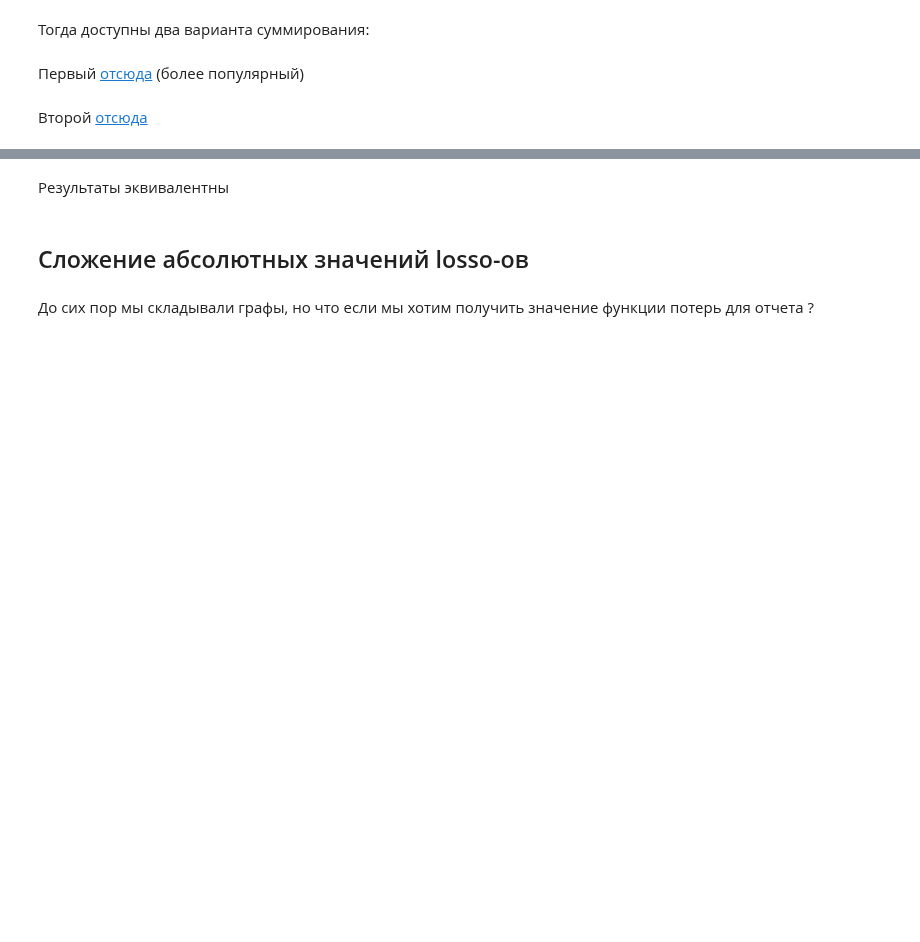
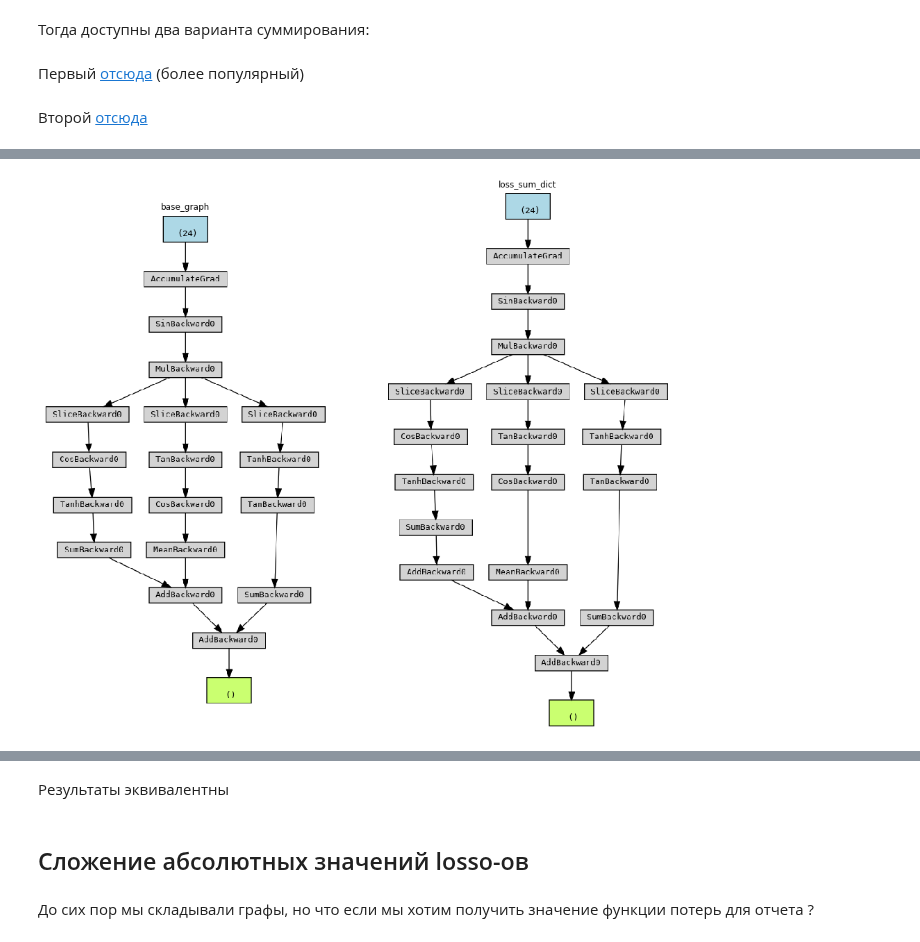
Before and after one commit to Chularev/articles, a Jupyter notebook: torch_losses_sum.ipynb, the cells around one changed output, grey strips where cells are left out. Drawn from its saved outputs; the diff is of its cells as text; code cells hidden in the pictures; blank space fills up the shorter version.

```diff
--- a/torch_losses_sum.ipynb
+++ b/torch_losses_sum.ipynb
@@ -281,0 +278,4 @@ print_graph(loss_sum2)
+# %%
+compare_with_base_graph('loss_sum_dict')
+# %% [output]
+[figure, added]
```
Also changed, not shown: parts of 8 cells of this notebook.
